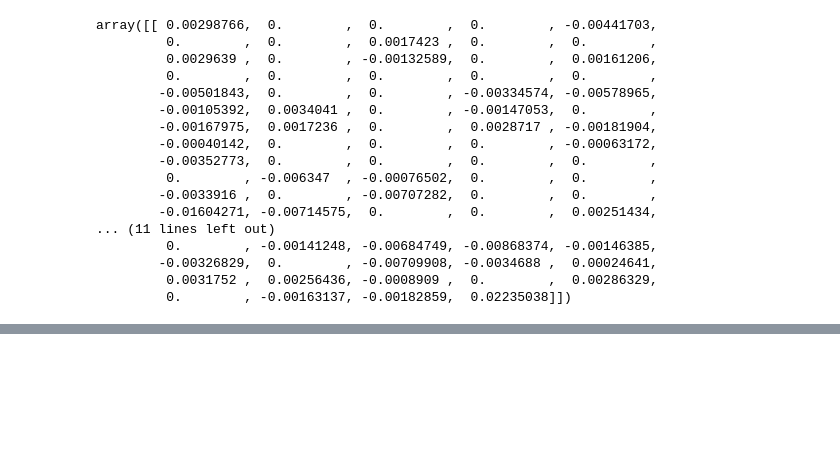
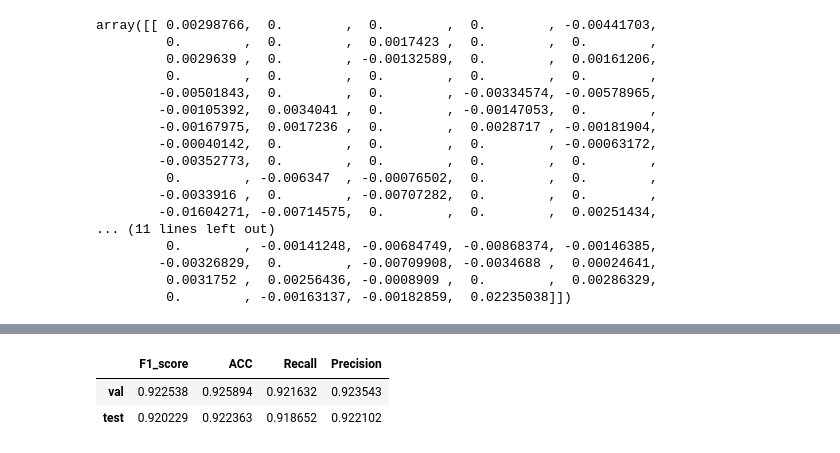
Before and after one commit to PeiqinShi/TasteMolNet, a Jupyter notebook: model/xgb/xgb_maccs_random_2.ipynb, the cells around one changed output, grey strips where cells are left out. Cells and saved outputs as stored; diff of their text form; code cells hidden in the pictures; blank space fills up the shorter version.

```diff
--- a/model/xgb/xgb_maccs_random_2.ipynb
+++ b/model/xgb/xgb_maccs_random_2.ipynb
@@ -355,0 +364,93 @@ Exception: The waterfall_plot can currently only plot a single explanation but a
+# %%
+import deepchem as dc
+import pandas as pd
+import numpy as np
+
+import xgboost as xgb
+from sklearn.model_selection import GridSearchCV, KFold
+
+from sklearn import metrics
+from sklearn.metrics import (
+    confusion_matrix, make_scorer,
+    accuracy_score, f1_score, recall_score, precision_score
+)
+
+from sklearn.feature_selection import VarianceThreshold
+from sklearn.preprocessing import LabelEncoder
+
+import matplotlib.pyplot as plt
+plt.rcParams['figure.dpi'] = 300
+
+
+data = pd.read_csv('../../data/BST-binary.csv', encoding='gb2312')
+
+featurizer = dc.feat.MACCSKeysFingerprint()
+features = featurizer.featurize(data['SMILES'])
+data['Label'] = data['Label'].astype(int)
+
+
+vt = VarianceThreshold(threshold=0.02)
+X_new = vt.fit_transform(features)
+
+dataset = dc.data.NumpyDataset(X_new, data['Label'], ids=data['SMILES'])
+
+
+splitter = dc.splits.RandomSplitter()
+train_dataset, test_dataset = splitter.train_test_split(
+    dataset=dataset, frac_train=0.8, seed=300
+)
+
+
+scoring = {
+    'F1_score': make_scorer(f1_score, average='macro'),
+    'Accuracy': make_scorer(accuracy_score),
+    'Recall': make_scorer(recall_score, average='macro'),
+    'Precision': make_scorer(precision_score, average='macro'),
+}
+
+
+param_grid = {
+    'n_estimators': [60, 80],
+    'max_depth': [3, 4],
+    'colsample_bytree': [0.4, 0.6],
+    'learning_rate': [0.15],
+}
+
+xgb_model = xgb.XGBClassifier(random_state=42)
+
+gs = GridSearchCV(
+    estimator=xgb_model,
+    param_grid=param_grid,
+    scoring=scoring,
+    cv=KFold(n_splits=5, shuffle=True, random_state=300),
+    n_jobs=-1,
+    refit='F1_score',
+    return_train_score=True
+)
+
+gs_fit = gs.fit(train_dataset.X, train_dataset.y)
+
+val_F1 = gs.best_score_
+val_ACC = gs.cv_results_['mean_test_Accuracy'][gs.best_index_]
+val_Recall = gs.cv_results_['mean_test_Recall'][gs.best_index_]
+val_Precision = gs.cv_results_['mean_test_Precision'][gs.best_index_]
+
+model = gs_fit.best_estimator_
+y_test_pred = model.predict(test_dataset.X)
+
+test_F1 = f1_score(test_dataset.y, y_test_pred, average='macro')
+test_ACC = accuracy_score(test_dataset.y, y_test_pred)
+test_Recall = recall_score(test_dataset.y, y_test_pred, average='macro')
+test_Precision = precision_score(test_dataset.y, y_test_pred, average='macro')
+
+
+rf_performance_dataset = {
+    'F1_score': [val_F1, test_F1],
+    'ACC': [val_ACC, test_ACC],
+    'Recall': [val_Recall, test_Recall],
+    'Precision': [val_Precision, test_Precision],
+}
+
+rf_performance = pd.DataFrame(rf_performance_dataset, index=['val', 'test'])
+rf_performance
+# %% [output]
@@ -355,0 +458,3 @@ Exception: The waterfall_plot can currently only plot a single explanation but a
+|  | F1_score | ACC | Recall | Precision |
+| val | 0.922538 | 0.925894 | 0.921632 | 0.923543 |
+| test | 0.920229 | 0.922363 | 0.918652 | 0.922102 |
```
Also changed, not shown: parts of 9 cells of this notebook, 10 other files.
